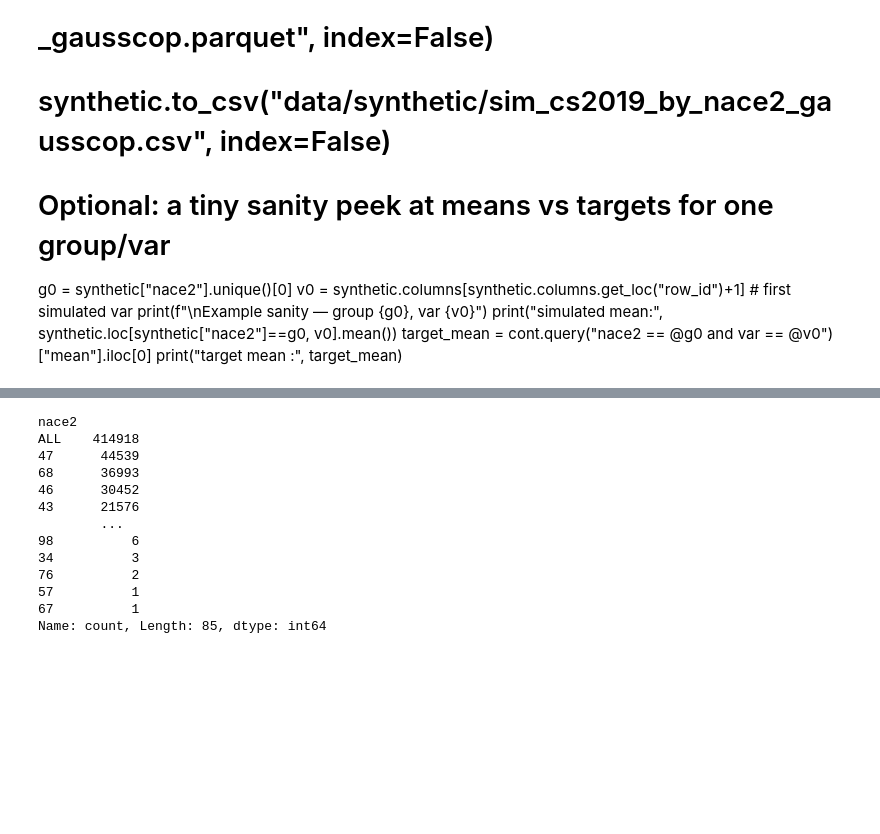
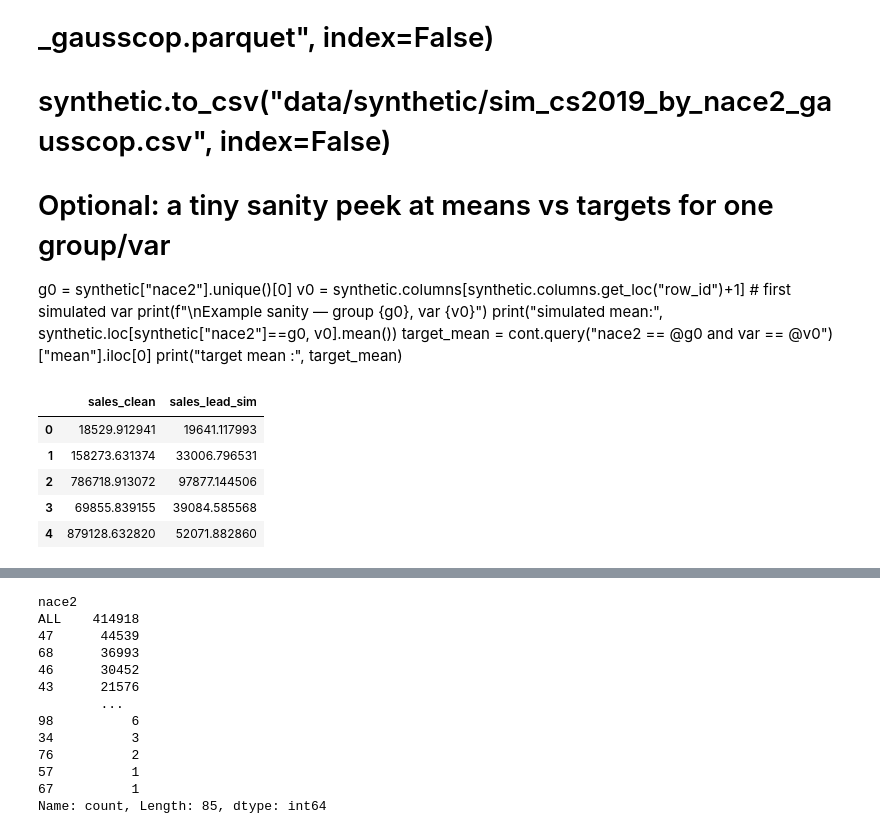
Before and after one commit to DanielBarabas/asz_course, a Jupyter notebook: create_data_10_30.ipynb, the cells around one changed output, grey strips where cells are left out. Drawn from its saved outputs; the diff is of its cells as text; code cells hidden in the pictures; blank space fills up the shorter version.

```diff
--- a/create_data_10_30.ipynb
+++ b/create_data_10_30.ipynb
@@ -305,3 +414,13 @@ syn["nace2_name_code"] = syn["name_hu"].fillna("NACE " + syn["nace2"]) + " (" +
+# %%
+syn = df
+syn[["sales_clean","sales_lead_sim"]].head()
+# %% [output]
+|  | sales_clean | sales_lead_sim |
+| 0 | 18529.912941 | 19641.117993 |
+| 1 | 158273.631374 | 33006.796531 |
+| 2 | 786718.913072 | 97877.144506 |
+| 3 | 69855.839155 | 39084.585568 |
+| 4 | 879128.632820 | 52071.882860 |
 # %%
 print("Synthetic with dummies + categoricals:", syn.shape)
 print(syn.dtypes.head(12))
```
Also changed, not shown: parts of 3 cells of this notebook, 3 other files.
